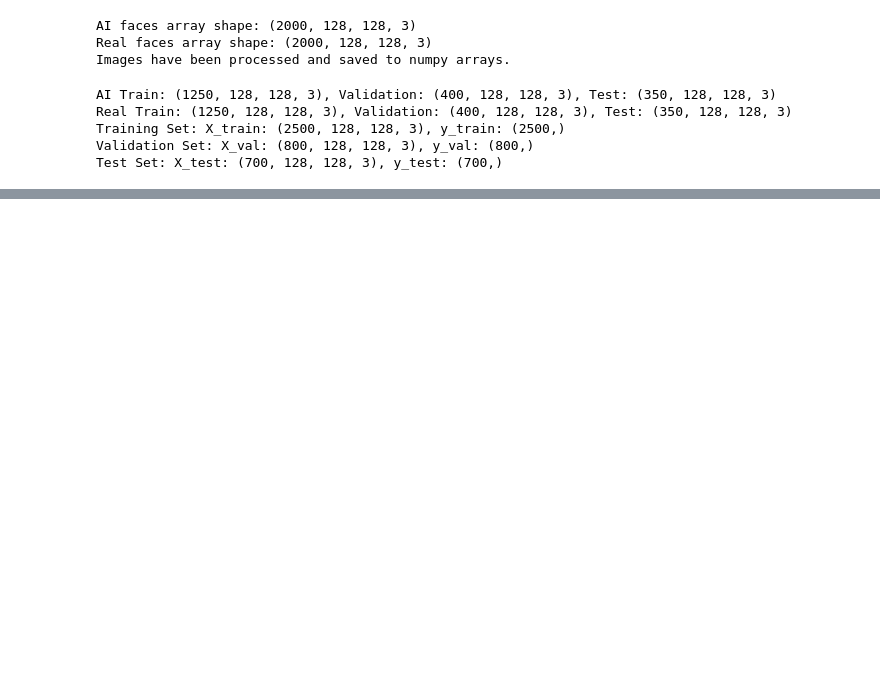
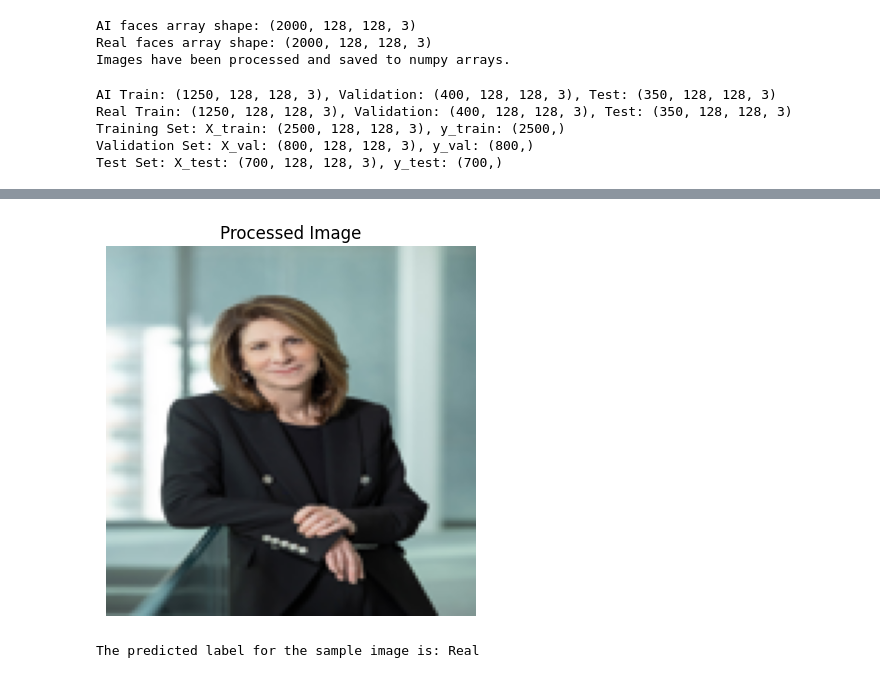
Before and after one commit to Kaiwen-Guo/AI_Face_Picture_Identifier, a Jupyter notebook: AI_Face_identifier.ipynb, the cells around one changed output, grey strips where cells are left out. Drawn from its saved outputs; the diff is of its cells as text; code cells hidden in the pictures; blank space fills up the shorter version.

Commit message:
Finished supervised learning, missing feature transformations and regularization

```diff
--- a/AI_Face_identifier.ipynb
+++ b/AI_Face_identifier.ipynb
@@ -206,0 +551,51 @@ Test Set: X_test: (700, 128, 128, 3), y_test: (700,)
+# %%
+# Function to load and preprocess a single image
+def preprocess_single_image(filepath, img_size):
+    """
+    Preprocess a single image: resize, normalize, and convert to numpy array.
+
+    filepath: Path to the image file.
+    img_size: Target size (width, height) for resizing the image.
+
+    Returns: Preprocessed image as a numpy array.
+    """
+    try:
+        img = Image.open(filepath).convert("RGB")  # Ensure RGB format
+        img = img.resize(img_size)  # Resize to target size
+        plt.imshow(img)
+        plt.title("Processed Image")
+        plt.axis("off")
+        plt.show()
+        return np.array(img) / 255.0  # Normalize pixel values
+    except Exception as e:
+        print(f"Error processing {filepath}: {e}")
+        return None
+
+# Preprocess the sample image
+SAMPLE_IMG_SIZE = (128, 128)  # Target size for resizing
+sample_image_path = "image.png"  # Update to your sample image path
+
+sample_image_processed = preprocess_single_image(sample_image_path, SAMPLE_IMG_SIZE)
+
+# Check the shape of the processed image and proceed to scaling if successful
+if sample_image_processed is not None:
+    # Flatten the image to match the input of the model
+    sample_image_flat = sample_image_processed.reshape(1, -1)
+
+    # Scale the sample image using the trained StandardScaler
+    sample_image_scaled = scaler.transform(sample_image_flat)
+
+    # Use the trained SVM model to predict the label for the sample image
+    sample_image_pred = np.sign(np.dot(sample_image_scaled, w_svm))
+
+    # Map prediction to label
+    predicted_label = "AI-Generated" if sample_image_pred[0] == -1 else "Real"
+
+    # Display the result
+    print(f"The predicted label for the sample image is: {predicted_label}")
+
+else:
+    "Failed to preprocess the sample image."
+# %% [output]
+[figure, added]
+The predicted label for the sample image is: Real
```
Also changed, not shown: parts of 19 cells of this notebook, 1 other file.
